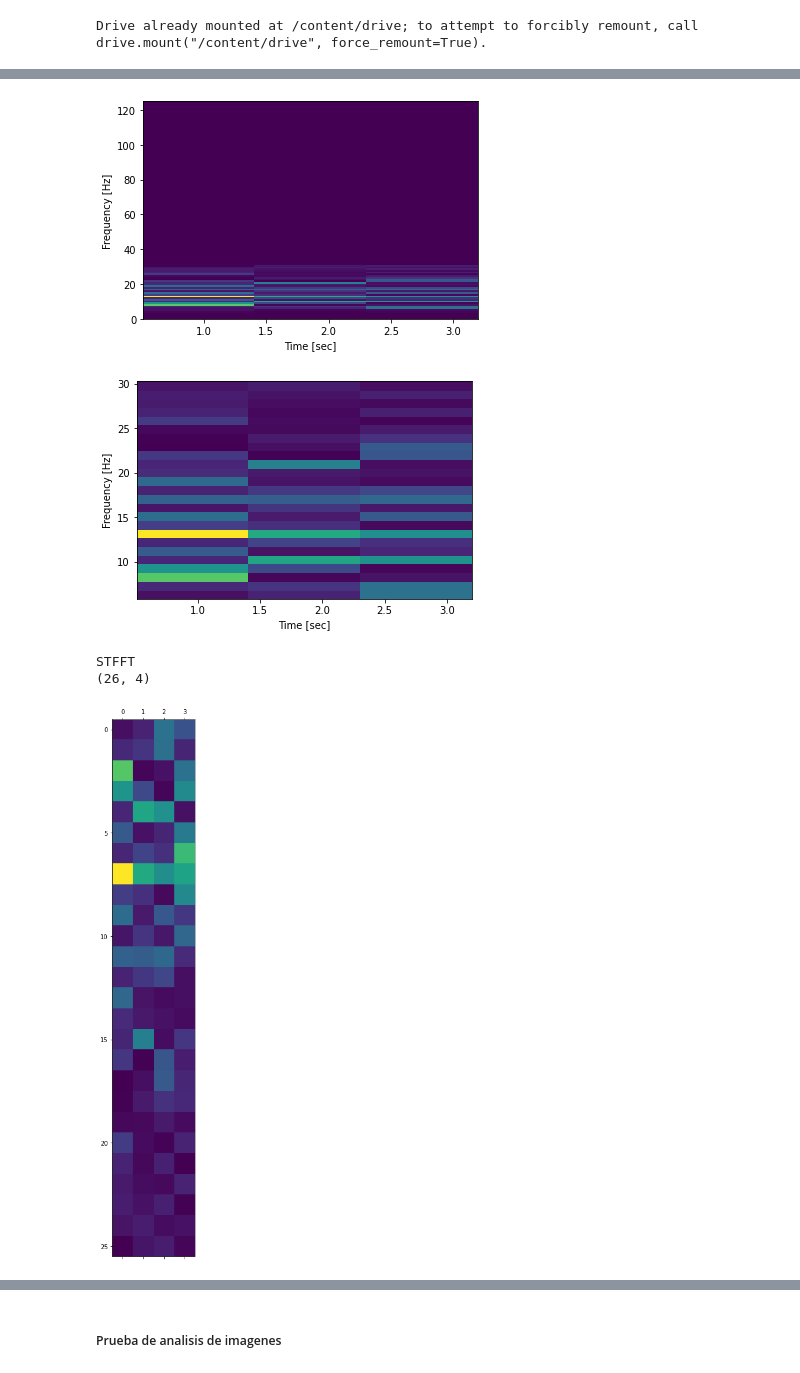
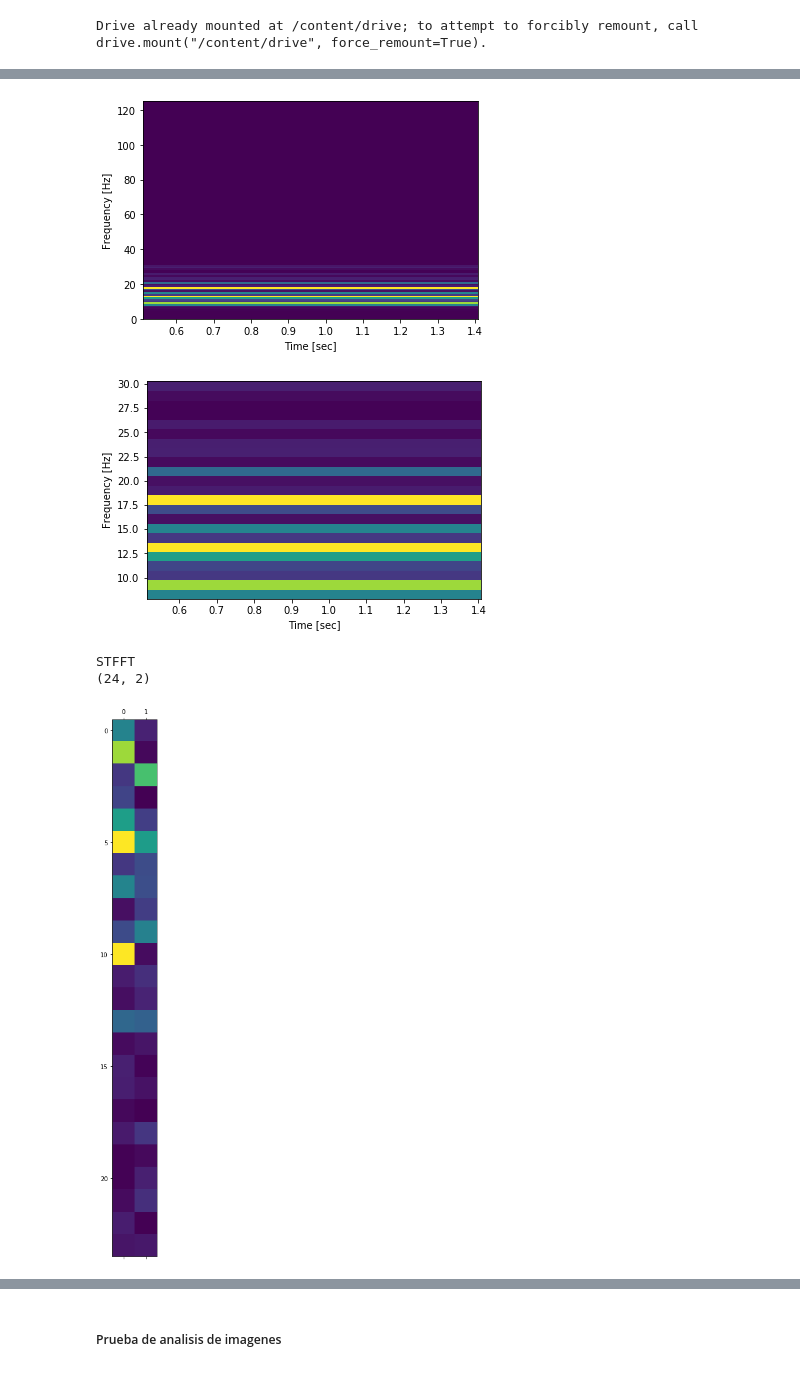
Before and after one commit to EdgarMoyete/Espectros, a Jupyter notebook: EspectroImgSTFT.ipynb, the cells around one changed output, grey strips where cells are left out. Drawn from its saved outputs; the diff is of its cells as text; code cells hidden in the pictures.

Commit message:
ventaneo de BCI IV-2a

```diff
--- a/EspectroImgSTFT.ipynb
+++ b/EspectroImgSTFT.ipynb
@@ -18,4 +18,4 @@ import cv2
 # canal C3
 # canal = pd.read_csv("MI-EEG-A01T.csv", header=None).iloc[:, 7000:8000]
 # canal C4 (usar este)
-canal = pd.read_csv("/content/drive/My Drive/Documentos/Moyete/Estudiando/Programacion/PythonML/Espectros/MI-EEG-A01T_2.csv", header=None).iloc[:, 11000:12000]
+canal = pd.read_csv("Ventaneo-A01T.csv", header=None).iloc[43:64, 5500:6000]
@@ -44,27 +48,27 @@ plt.xlabel('Time [sec]')
 plt.ylabel('Frequency [Hz]')
 plt.show()
 # %% [output]
-[figure, old version]
+[figure, new version]
 # %%
 # Espectrograma con spectrogram, STFFT (Zoom)
 f, t, Sxx = spectrogram(sig, fs)
 plt.pcolormesh(t, f, Sxx)
-plt.axis([0.512, 3.2, 5.85, 30.27])
+plt.axis([0.512, 1.408, 7.8125, 30.27])
 plt.xlabel('Time [sec]')
 plt.ylabel('Frequency [Hz]')
 plt.show()
 # %% [output]
-[figure, old version]
+[figure, new version]
 # %%
 print("STFFT")
-x = Sxx[6:32, :]
+x = Sxx[8:32, :]
 print(x.shape)
 plt.matshow(x)
 plt.show()
 # %% [output]
 STFFT
-(26, 4)
+(24, 2)
-[figure, old version]
+[figure, new version]
 # %%
 print("STFFT a escala de grises, esto es lo que se va a clasificar")
 print(x.shape)
```
Also changed, not shown: parts of 8 cells of this notebook, 1 other file.
